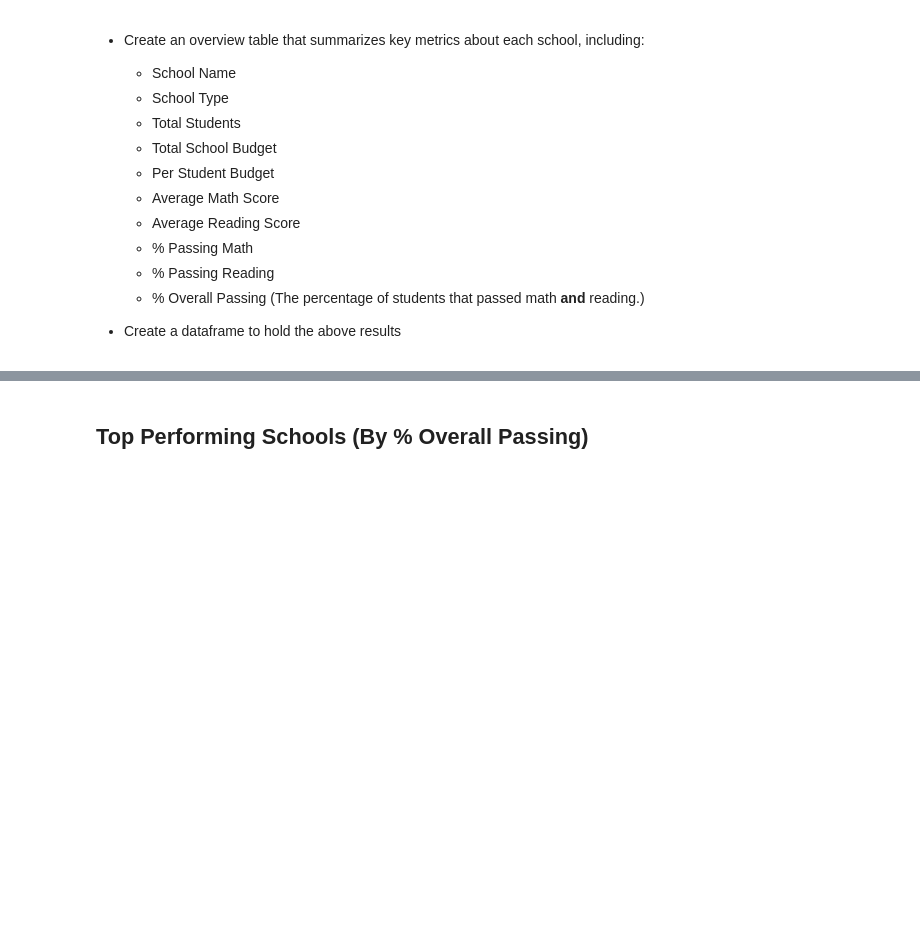
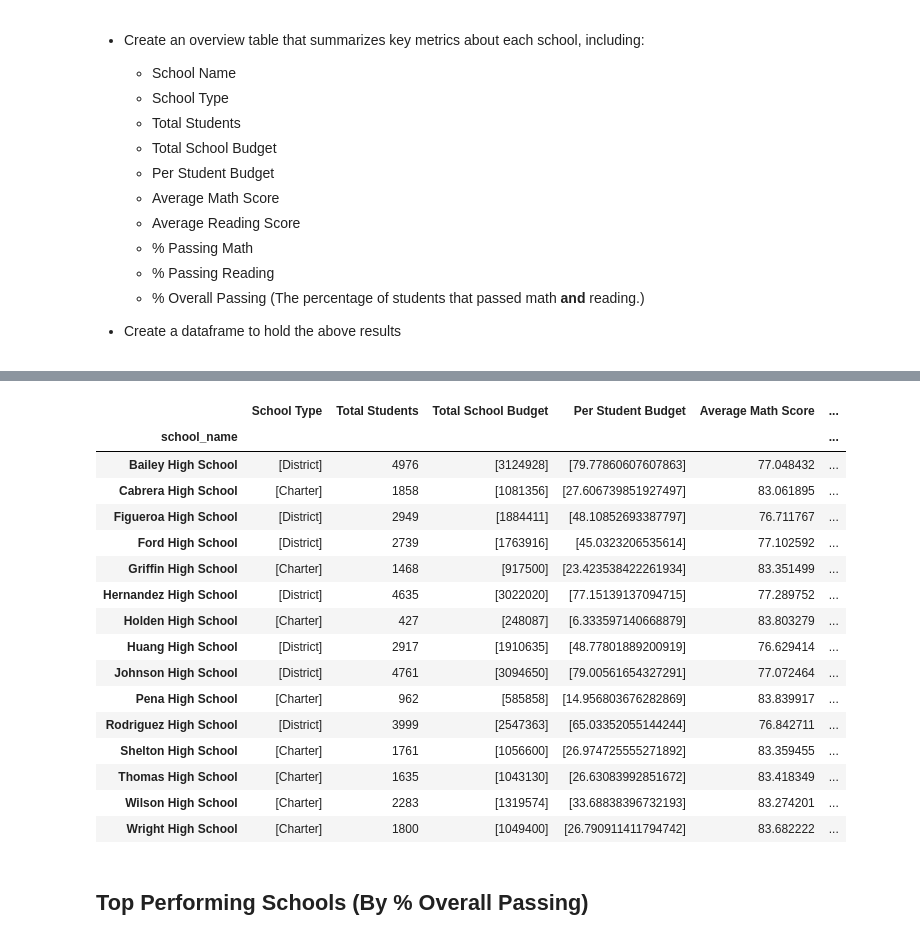
Before and after one commit to palominocp/pandas-challenge, a Jupyter notebook: PyCitySchools/PyCitySchools_starter.ipynb, the cells around one changed output, grey strips where cells are left out. Saved outputs shown, nothing was run; the diff lists cells and outputs as text; code cells hidden in the pictures; blank space fills up the shorter version.

Commit message:
School Summary Report

```diff
--- a/PyCitySchools/PyCitySchools_starter.ipynb
+++ b/PyCitySchools/PyCitySchools_starter.ipynb
@@ -95,0 +86,8 @@ district_summary
+# %%
+avg_school_math_score = school_data_complete.groupby(['school_name'])['math_score'].mean()
+# %%
+avg_school_reading_score = school_data_complete.groupby(['school_name'])['reading_score'].mean()
+# %%
+perc_school_passing_math = 100*school_data_complete[school_data_complete.math_score >= 70].groupby(['school_name'])['math_score'].count()/total_students
+# %%
+perc_school_passing_reading = 100*school_data_complete[school_data_complete.reading_score >= 70].groupby(['school_name'])['reading_score'].count()/total_students
@@ -96,3 +96,24 @@ district_summary
+# %%
+school_summary = pd.DataFrame({'School Type': school_type, 'Total Students': total_school_students, 'Total School Budget': total_school_budget, 'Per Student Budget': per_student_budget, 'Average Math Score': avg_school_math_score, 'Average Reading Score': avg_school_reading_score, '% Passing Math': perc_school_passing_math, '% Passing Reading': perc_school_passing_reading, '% Overall Passing': perc_school_passing_overall,})
+school_summary
+# %% [output]
+|  | School Type | Total Students | Total School Budget | Per Student Budget | Average Math Score | ... |
+| school_name |  |  |  |  |  | ... |
+| Bailey High School | [District] | 4976 | [3124928] | [79.77860607607863] | 77.048432 | ... |
+| Cabrera High School | [Charter] | 1858 | [1081356] | [27.606739851927497] | 83.061895 | ... |
+| Figueroa High School | [District] | 2949 | [1884411] | [48.10852693387797] | 76.711767 | ... |
+| Ford High School | [District] | 2739 | [1763916] | [45.0323206535614] | 77.102592 | ... |
+| Griffin High School | [Charter] | 1468 | [917500] | [23.423538422261934] | 83.351499 | ... |
+| Hernandez High School | [District] | 4635 | [3022020] | [77.15139137094715] | 77.289752 | ... |
+| Holden High School | [Charter] | 427 | [248087] | [6.333597140668879] | 83.803279 | ... |
+| Huang High School | [District] | 2917 | [1910635] | [48.77801889200919] | 76.629414 | ... |
+| Johnson High School | [District] | 4761 | [3094650] | [79.00561654327291] | 77.072464 | ... |
+| Pena High School | [Charter] | 962 | [585858] | [14.956803676282869] | 83.839917 | ... |
+| Rodriguez High School | [District] | 3999 | [2547363] | [65.03352055144244] | 76.842711 | ... |
+| Shelton High School | [Charter] | 1761 | [1056600] | [26.974725555271892] | 83.359455 | ... |
+| Thomas High School | [Charter] | 1635 | [1043130] | [26.63083992851672] | 83.418349 | ... |
+| Wilson High School | [Charter] | 2283 | [1319574] | [33.68838396732193] | 83.274201 | ... |
+| Wright High School | [Charter] | 1800 | [1049400] | [26.790911411794742] | 83.682222 | ... |
 # %% [markdown]
 ## Top Performing Schools (By % Overall Passing)
 # %% [markdown]
```
Also changed, not shown: parts of 6 cells of this notebook.
